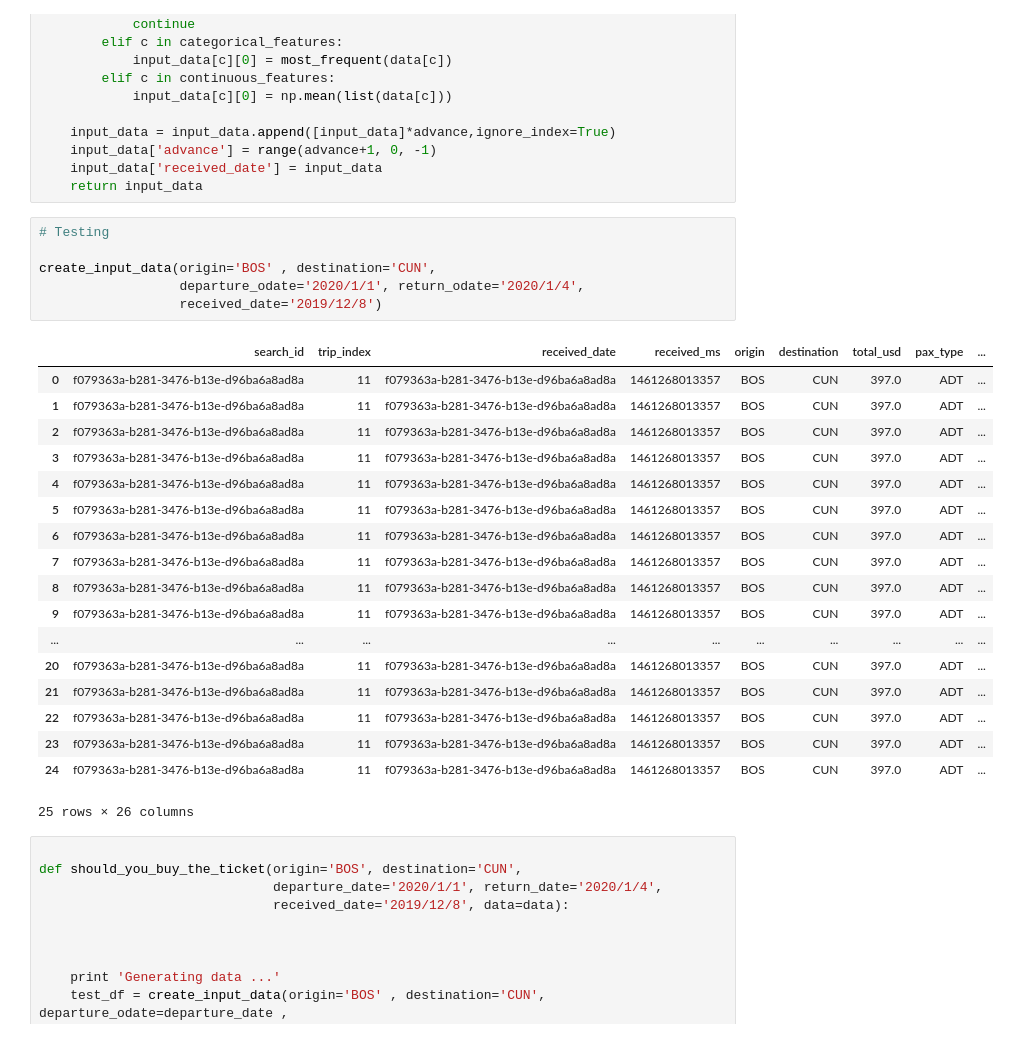
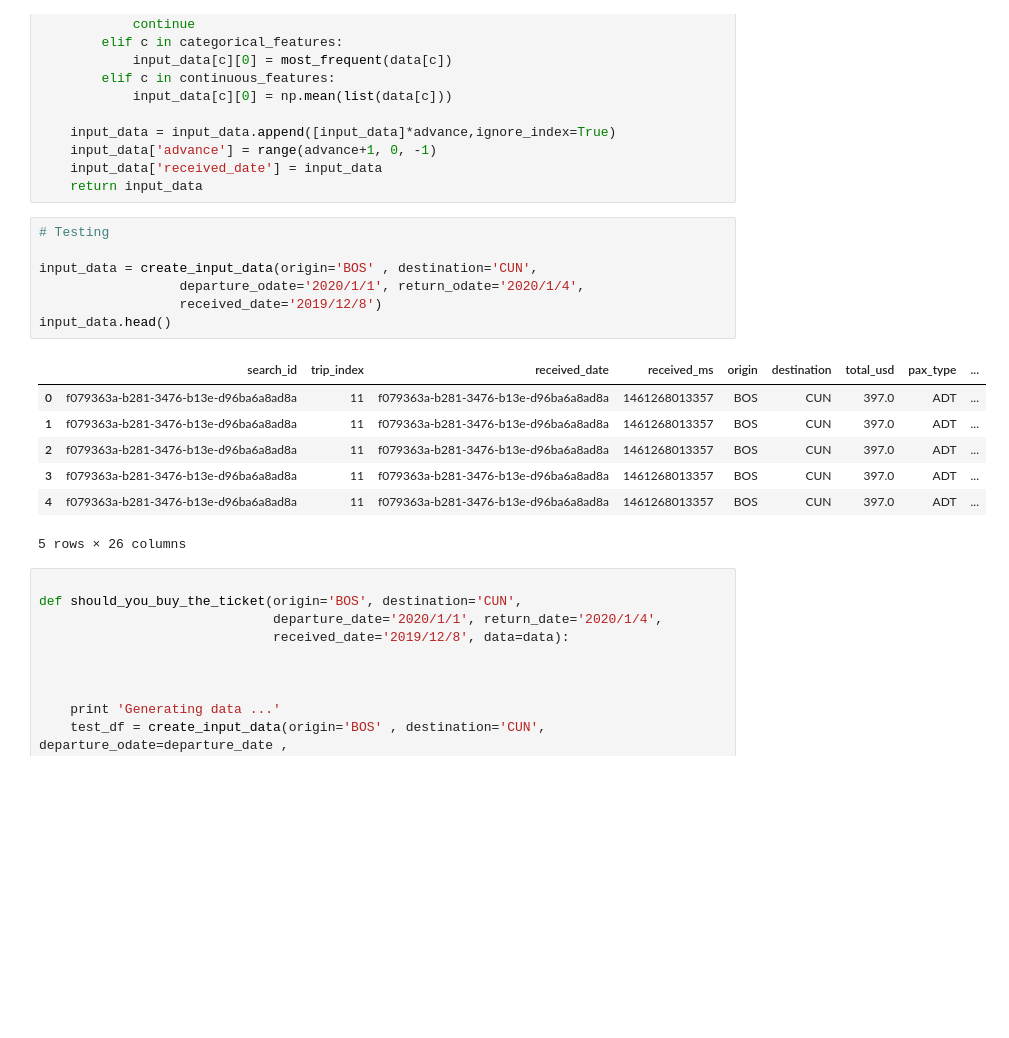
Before and after one commit to VishalMurali/flight-price-predictor, a Jupyter notebook: Hopper-FlightPricesRecommendations-VishalMurali.ipynb, the cells around one changed output. Saved outputs shown, nothing was run; the diff lists cells and outputs as text; blank space fills up the shorter version.

```diff
--- a/Hopper-FlightPricesRecommendations-VishalMurali.ipynb
+++ b/Hopper-FlightPricesRecommendations-VishalMurali.ipynb
@@ -532,28 +510,18 @@ def create_input_data(origin='BOS' , destination='CUN', departure_odate='' ,
 # %%
 # Testing
 
-create_input_data(origin='BOS' , destination='CUN',
+input_data = create_input_data(origin='BOS' , destination='CUN',
                   departure_odate='2020/1/1', return_odate='2020/1/4',
                   received_date='2019/12/8')
+input_data.head()
 # %% [output]
 |  | search_id | trip_index | received_date | received_ms | origin | destination | total_usd | pax_type | ... |
 | 0 | f079363a-b281-3476-b13e-d96ba6a8ad8a | 11 | f079363a-b281-3476-b13e-d96ba6a8ad8a | 1461268013357 | BOS | CUN | 397.0 | ADT | ... |
 | 1 | f079363a-b281-3476-b13e-d96ba6a8ad8a | 11 | f079363a-b281-3476-b13e-d96ba6a8ad8a | 1461268013357 | BOS | CUN | 397.0 | ADT | ... |
 | 2 | f079363a-b281-3476-b13e-d96ba6a8ad8a | 11 | f079363a-b281-3476-b13e-d96ba6a8ad8a | 1461268013357 | BOS | CUN | 397.0 | ADT | ... |
 | 3 | f079363a-b281-3476-b13e-d96ba6a8ad8a | 11 | f079363a-b281-3476-b13e-d96ba6a8ad8a | 1461268013357 | BOS | CUN | 397.0 | ADT | ... |
 | 4 | f079363a-b281-3476-b13e-d96ba6a8ad8a | 11 | f079363a-b281-3476-b13e-d96ba6a8ad8a | 1461268013357 | BOS | CUN | 397.0 | ADT | ... |
-| 5 | f079363a-b281-3476-b13e-d96ba6a8ad8a | 11 | f079363a-b281-3476-b13e-d96ba6a8ad8a | 1461268013357 | BOS | CUN | 397.0 | ADT | ... |
-| 6 | f079363a-b281-3476-b13e-d96ba6a8ad8a | 11 | f079363a-b281-3476-b13e-d96ba6a8ad8a | 1461268013357 | BOS | CUN | 397.0 | ADT | ... |
-| 7 | f079363a-b281-3476-b13e-d96ba6a8ad8a | 11 | f079363a-b281-3476-b13e-d96ba6a8ad8a | 1461268013357 | BOS | CUN | 397.0 | ADT | ... |
-| 8 | f079363a-b281-3476-b13e-d96ba6a8ad8a | 11 | f079363a-b281-3476-b13e-d96ba6a8ad8a | 1461268013357 | BOS | CUN | 397.0 | ADT | ... |
-| 9 | f079363a-b281-3476-b13e-d96ba6a8ad8a | 11 | f079363a-b281-3476-b13e-d96ba6a8ad8a | 1461268013357 | BOS | CUN | 397.0 | ADT | ... |
-| ... | ... | ... | ... | ... | ... | ... | ... | ... | ... |
-| 20 | f079363a-b281-3476-b13e-d96ba6a8ad8a | 11 | f079363a-b281-3476-b13e-d96ba6a8ad8a | 1461268013357 | BOS | CUN | 397.0 | ADT | ... |
-| 21 | f079363a-b281-3476-b13e-d96ba6a8ad8a | 11 | f079363a-b281-3476-b13e-d96ba6a8ad8a | 1461268013357 | BOS | CUN | 397.0 | ADT | ... |
-| 22 | f079363a-b281-3476-b13e-d96ba6a8ad8a | 11 | f079363a-b281-3476-b13e-d96ba6a8ad8a | 1461268013357 | BOS | CUN | 397.0 | ADT | ... |
-| 23 | f079363a-b281-3476-b13e-d96ba6a8ad8a | 11 | f079363a-b281-3476-b13e-d96ba6a8ad8a | 1461268013357 | BOS | CUN | 397.0 | ADT | ... |
-| 24 | f079363a-b281-3476-b13e-d96ba6a8ad8a | 11 | f079363a-b281-3476-b13e-d96ba6a8ad8a | 1461268013357 | BOS | CUN | 397.0 | ADT | ... |
-25 rows × 26 columns
+5 rows × 26 columns
 # %%
 
 def should_you_buy_the_ticket(origin='BOS', destination='CUN',
```
Also changed, not shown: parts of 13 cells of this notebook.
